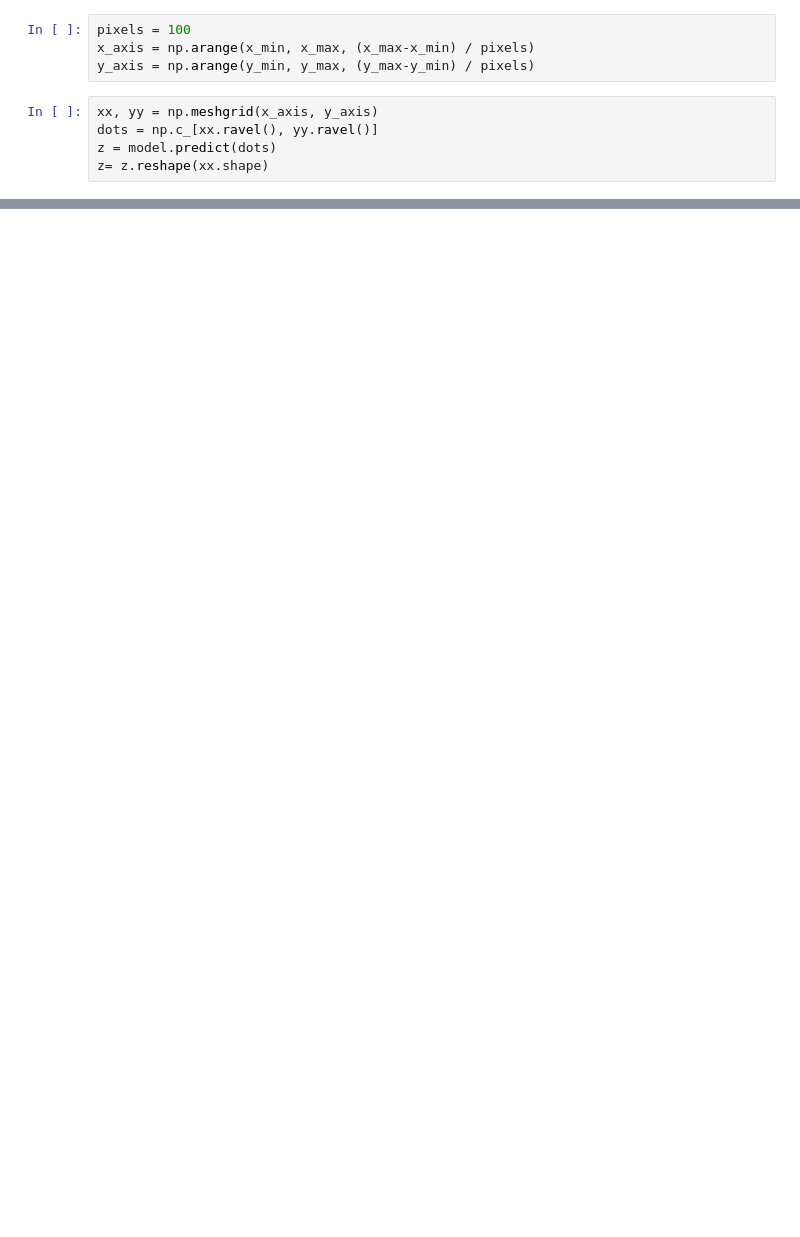
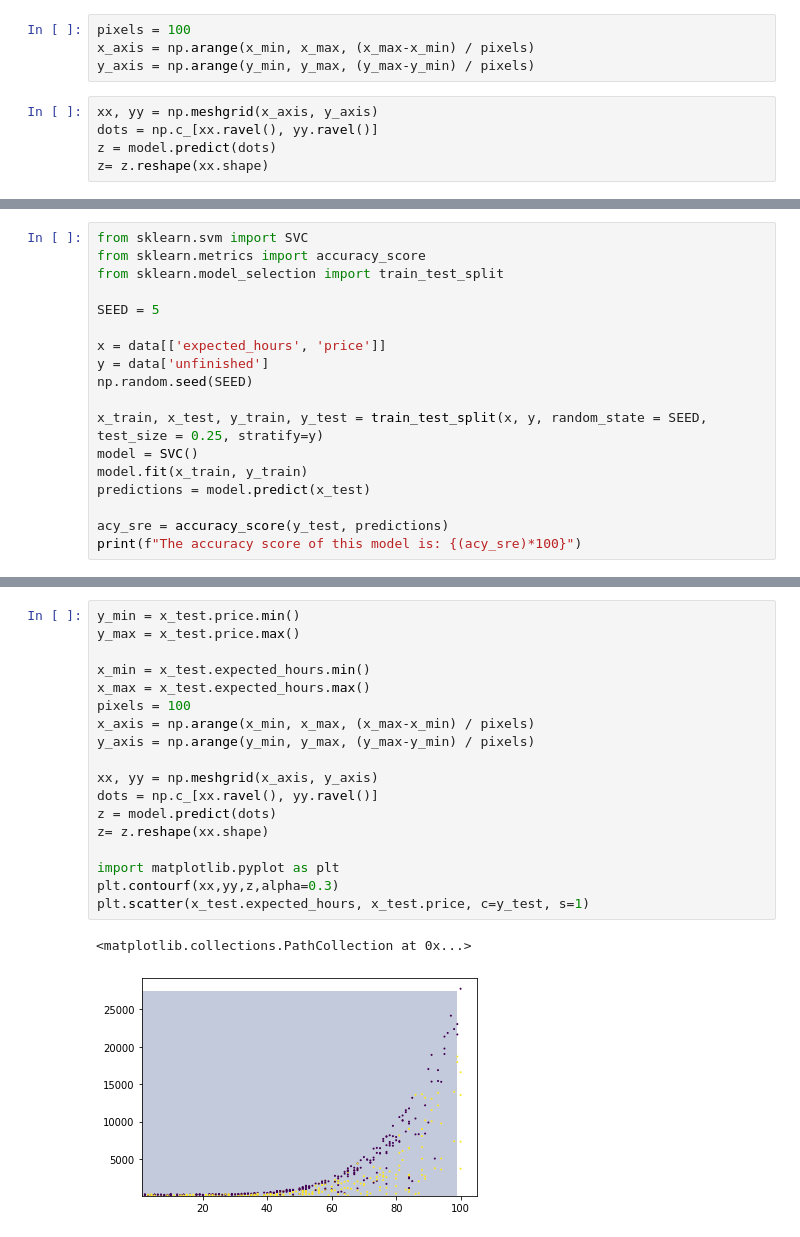
Before and after one commit to gustapfp/intro-ml, a Jupyter notebook: hours_per_project.ipynb, the cells around one changed output, grey strips where cells are left out. Cells and saved outputs as stored; diff of their text form; blank space fills up the shorter version.

```diff
--- a/hours_per_project.ipynb
+++ b/hours_per_project.ipynb
@@ -111,0 +113,18 @@ plt.scatter(x_test.expected_hours, x_test.price, c=y_test, s=1)
+# %%
+from sklearn.svm import SVC
+from sklearn.metrics import accuracy_score
+from sklearn.model_selection import train_test_split
+
+SEED = 5
+
+x = data[['expected_hours', 'price']]
+y = data['unfinished']
+np.random.seed(SEED)
+
+x_train, x_test, y_train, y_test = train_test_split(x, y, random_state = SEED, test_size = 0.25, stratify=y)
+model = SVC()
+model.fit(x_train, y_train)
+predictions = model.predict(x_test)
+
+acy_sre = accuracy_score(y_test, predictions)
+print(f"The accuracy score of this model is: {(acy_sre)*100}")
@@ -111,0 +144,21 @@ plt.scatter(x_test.expected_hours, x_test.price, c=y_test, s=1)
+# %%
+y_min = x_test.price.min()
+y_max = x_test.price.max()
+
+x_min = x_test.expected_hours.min()
+x_max = x_test.expected_hours.max()
+pixels = 100
+x_axis = np.arange(x_min, x_max, (x_max-x_min) / pixels)
+y_axis = np.arange(y_min, y_max, (y_max-y_min) / pixels)
+
+xx, yy = np.meshgrid(x_axis, y_axis)
+dots = np.c_[xx.ravel(), yy.ravel()]
+z = model.predict(dots)
+z= z.reshape(xx.shape)
+
+import matplotlib.pyplot as plt
+plt.contourf(xx,yy,z,alpha=0.3)
+plt.scatter(x_test.expected_hours, x_test.price, c=y_test, s=1)
+# %% [output]
+<matplotlib.collections.PathCollection at 0x...>
+[figure, added]
```
Also changed, not shown: parts of 11 cells of this notebook.
